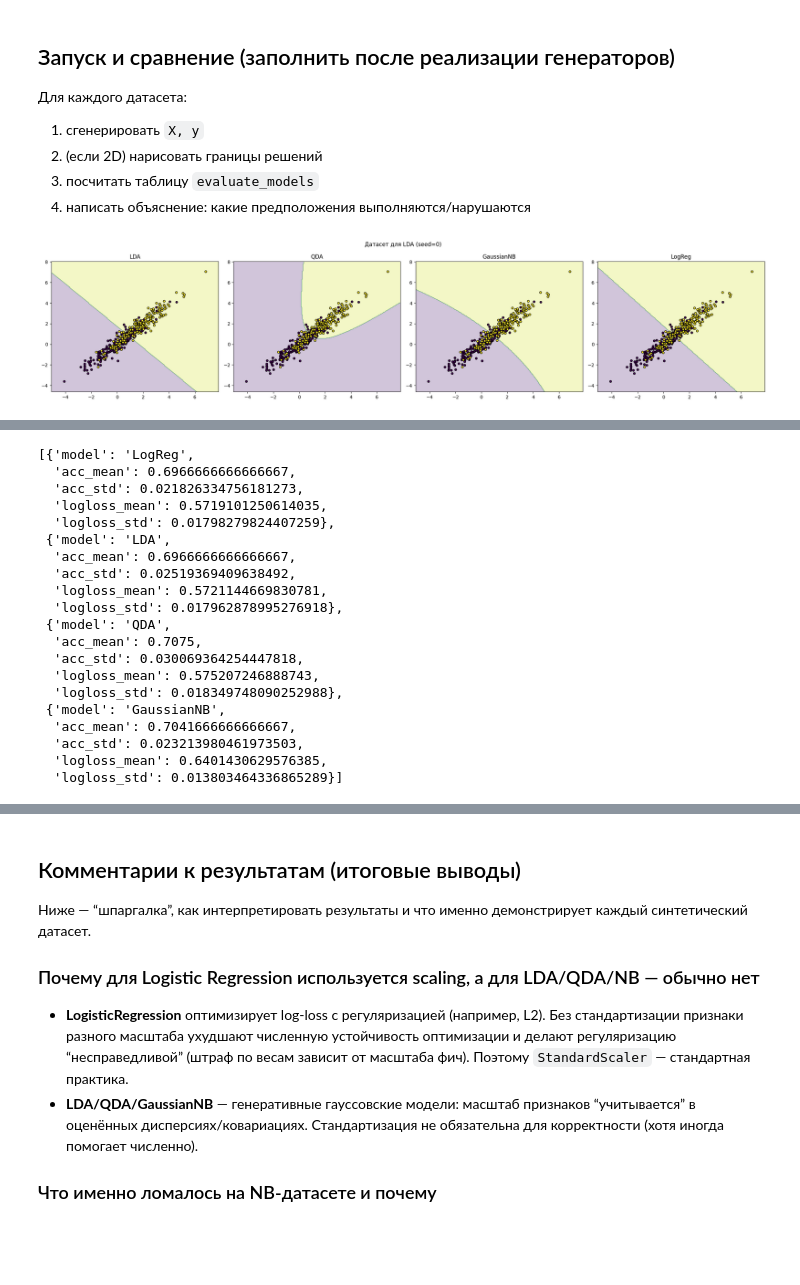
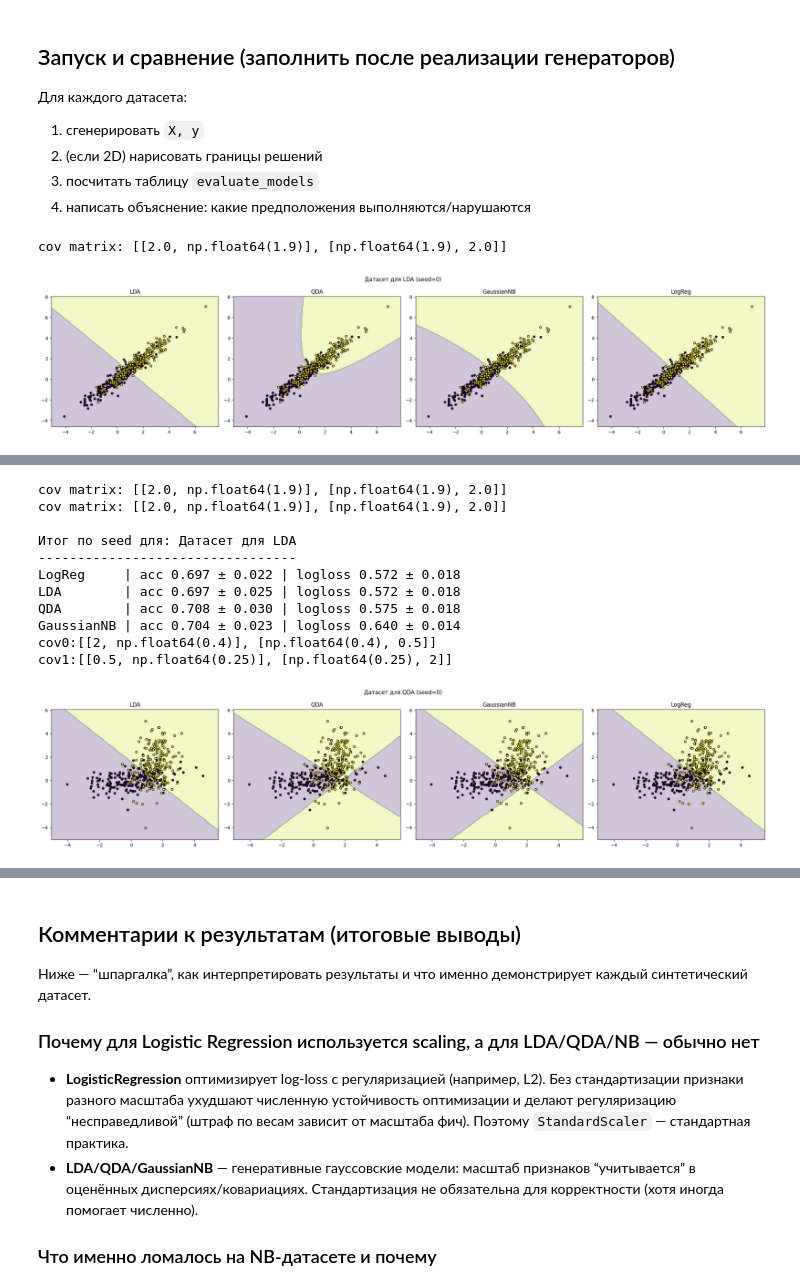
Before and after one commit to DmytryPan/ml-math-base-course, a Jupyter notebook: lab-02/Lab02.ipynb, the cells around one changed output, grey strips where cells are left out. Cells and saved outputs as stored; diff of their text form; code cells hidden in the pictures; blank space fills up the shorter version.

```diff
--- a/lab-02/Lab02.ipynb
+++ b/lab-02/Lab02.ipynb
@@ -145,6 +145,9 @@ def make_dataset_for_lda(random_state=0):
     mean_0 = [0, 0]
     mean_1 = [1.5, 1.5]
     cov = make_cov_2d(0.95, 2.0, 2.0)
+    # cov = [[2.0, 1.6],
+          #  [1.6, 2.0]]
+    print(f'cov matrix: {cov}')
     X_0 = rng.multivariate_normal(mean=mean_0,
                                   cov=cov,
                                   size=n_samples//2,)
@@ -158,19 +161,49 @@ def make_dataset_for_lda(random_state=0):
 def make_dataset_for_qda(random_state=0):
     """Идея: гауссовские классы с РАЗНЫМИ ковариациями."""
     rng = np.random.default_rng(random_state)
-    # TODO: реализовать (return X, y)
-    raise NotImplementedError
+    n_samples = 400
+    mean_0 = [0, 0]
+    mean_1 = [1.5, 1.5]
+    # cov_0 = [[5.0, 0.0],   # Сильно вытянут по X
+    #           [0.0, 0.8]]
 
+    # cov_1 = [[0.8, 0.0],   # Сильно вытянут по Y
+            #  [0.0, 5.0]]
+
+    cov_0 = make_cov_2d(correlation=0.4, var_x1=2, var_x2=0.5)
+    print(f'cov0:{cov_0}')
+    cov_1 = make_cov_2d(correlation=0.25, var_x1=0.5, var_x2=2)
+    print(f'cov1:{cov_1}')
+
+    X_0 = rng.multivariate_normal(mean=mean_0,
+                                  cov=cov_0,
+                                  size=n_samples//2,)
+    X_1 = rng.multivariate_normal(mean=mean_1,
+                                  cov=cov_1,
+                                  size=n_samples//2,)
+    X = np.vstack((X_0, X_1))
+    y = np.hstack((np.zeros(n_samples//2), np.ones(n_samples//2)))
+    return X, y
 def make_dataset_for_gnb(random_state=0):
     """Идея: высокая размерность, условно независимые гауссовские признаки (диагональная ковариация)."""
     rng = np.random.default_rng(random_state)
-    # TODO: реализовать (return X, y)
-    raise NotImplementedError
 
+    n_samples = 300
+    n_features = 40
+    X = rng.normal(loc=0, scale=1, size=(n_samples, n_features))
+    n_informative = 8
+    for i in range(n_informative):
+        X[n_samples//2:, i] += 0.8  # Сдвиг для класса
+    y = np.hstack((np.zeros(n_samples//2), np.ones(n_samples//2)))
+    return X, y
 def make_dataset_for_logreg(random_state=0):
     """Идея: x ~ негауссовское распределение, затем y|x ~ Bernoulli(sigmoid(w^T x + b))."""
     rng = np.random.default_rng(random_state)
-    # TODO: реализовать (return X, y)
+    n_samples, n_features = 300, 2
+    X = rng.uniform(low=-3, high = 3, size=(n_samples, n_features))
+    W = np.array([1.0, 1.0]) # задаем нашу прямую
+    b =
+
     raise NotImplementedError
 # %%
 X, y = make_dataset_for_lda()
@@ -243,5 +277,8 @@ def run_one_dataset(make_fn, name, seeds=(0, 1, 2), do_plot_if_2d=True):
 
 # Пример (раскомментировать после реализации генераторов):
 run_one_dataset(make_dataset_for_lda, "Датасет для LDA")
+run_one_dataset(make_dataset_for_qda, "Датасет для QDA")
+run_one_dataset(make_dataset_for_gnb, "Датасет для GNB")
 # %% [output]
+cov matrix: [[2.0, np.float64(1.9)], [np.float64(1.9), 2.0]]
 [figure]
@@ -254,20 +285,12 @@ GaussianNB | acc 0.704 ± 0.023 | logloss 0.640 ± 0.014
-[{'model': 'LogReg',
-  'acc_mean': 0.6966666666666667,
-  'acc_std': 0.021826334756181273,
-  'logloss_mean': 0.5719101250614035,
-  'logloss_std': 0.01798279824407259},
- {'model': 'LDA',
-  'acc_mean': 0.6966666666666667,
-  'acc_std': 0.02519369409638492,
-  'logloss_mean': 0.5721144669830781,
-  'logloss_std': 0.017962878995276918},
- {'model': 'QDA',
-  'acc_mean': 0.7075,
-  'acc_std': 0.030069364254447818,
-  'logloss_mean': 0.575207246888743,
-  'logloss_std': 0.018349748090252988},
- {'model': 'GaussianNB',
-  'acc_mean': 0.7041666666666667,
-  'acc_std': 0.023213980461973503,
-  'logloss_mean': 0.6401430629576385,
-  'logloss_std': 0.013803464336865289}]
+cov matrix: [[2.0, np.float64(1.9)], [np.float64(1.9), 2.0]]
+cov matrix: [[2.0, np.float64(1.9)], [np.float64(1.9), 2.0]]
+
+Итог по seed для: Датасет для LDA
+---------------------------------
+LogReg     | acc 0.697 ± 0.022 | logloss 0.572 ± 0.018
+LDA        | acc 0.697 ± 0.025 | logloss 0.572 ± 0.018
+QDA        | acc 0.708 ± 0.030 | logloss 0.575 ± 0.018
+GaussianNB | acc 0.704 ± 0.023 | logloss 0.640 ± 0.014
+cov0:[[2, np.float64(0.4)], [np.float64(0.4), 0.5]]
+cov1:[[0.5, np.float64(0.25)], [np.float64(0.25), 2]]
+[figure, added]
```
Also changed, not shown: parts of 2 cells of this notebook.
